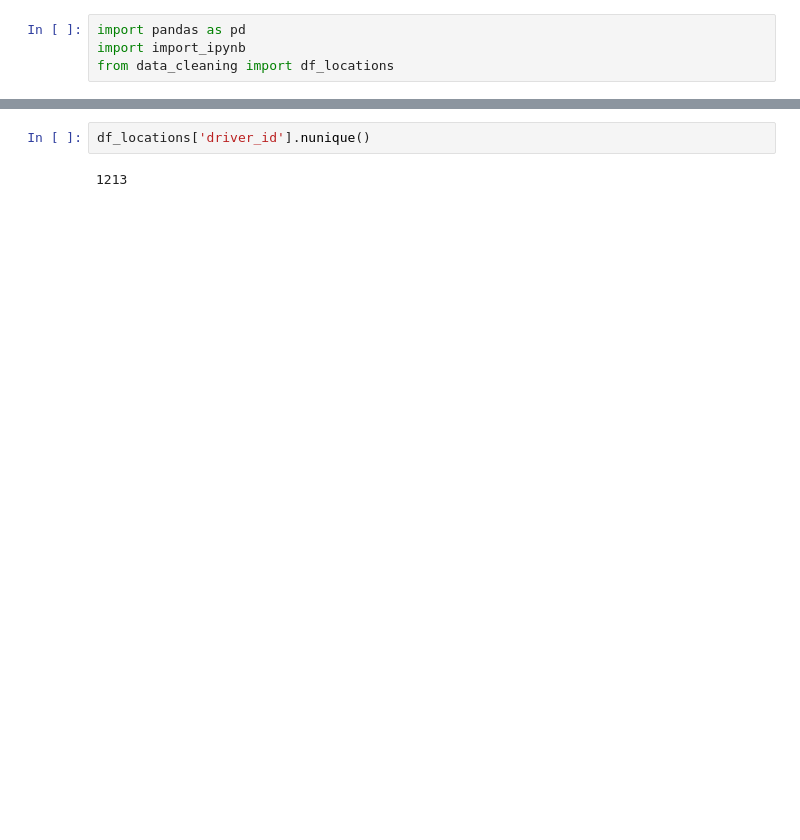
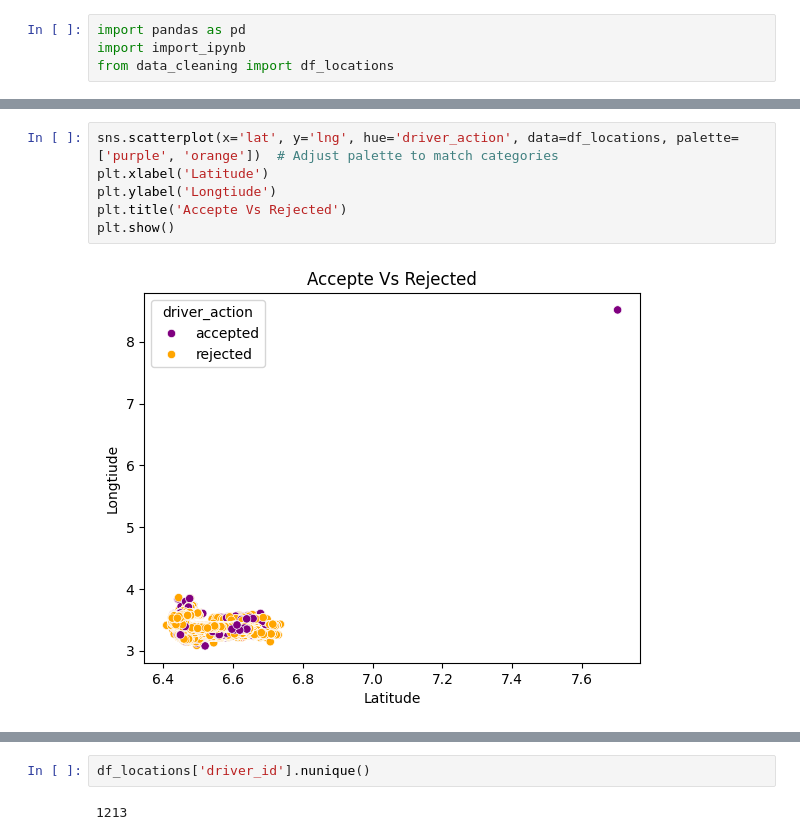
Before and after one commit to JabezETH/Logistic-optimization-Delivery-drivers-location-optimisation-with-Causal-Inference-, a Jupyter notebook: notebooks/data_overview.ipynb, the cells around one changed output, grey strips where cells are left out. Drawn from its saved outputs; the diff is of its cells as text; blank space fills up the shorter version.

Commit message:
updating data overview module

```diff
--- a/notebooks/data_overview.ipynb
+++ b/notebooks/data_overview.ipynb
@@ -4,0 +105,8 @@ from data_cleaning import df_locations
+# %%
+sns.scatterplot(x='lat', y='lng', hue='driver_action', data=df_locations, palette=['purple', 'orange'])  # Adjust palette to match categories
+plt.xlabel('Latitude')
+plt.ylabel('Longtiude')
+plt.title('Accepte Vs Rejected')
+plt.show()
+# %% [output]
+[figure, added]
```
Also changed, not shown: parts of 32 cells of this notebook.
